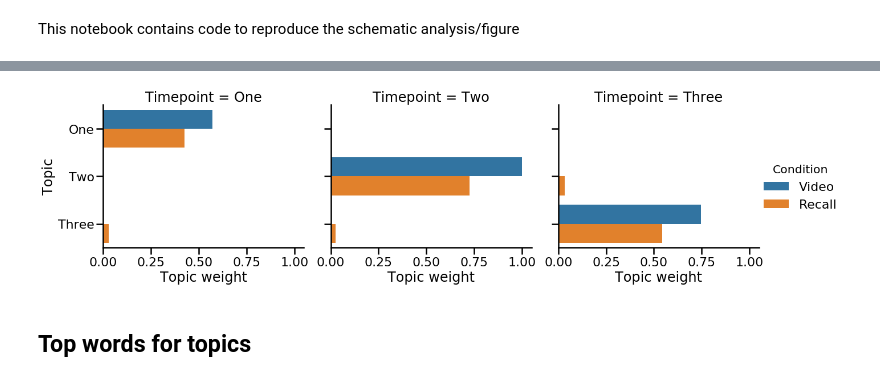
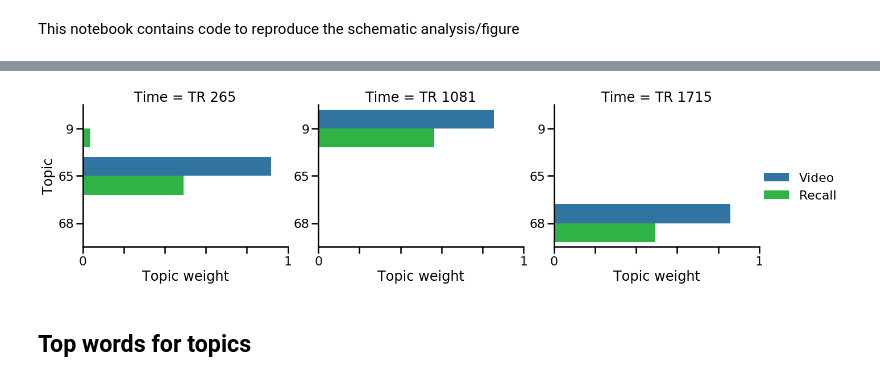
Before and after one commit to ContextLab/sherlock-topic-model-paper, a Jupyter notebook: code/notebooks/main/schematic.ipynb, the cells around one changed output, grey strips where cells are left out. Drawn from its saved outputs; the diff is of its cells as text; code cells hidden in the pictures.

```diff
--- a/code/notebooks/main/schematic.ipynb
+++ b/code/notebooks/main/schematic.ipynb
@@ -146,12 +157,16 @@ df
 # %%
 inds = [first_inds, second_inds, third_inds]
-topic_inds = [np.argmax(video_model[first_inds[0]]), np.argmax(video_model[second_inds[0]]), np.argmax(video_model[third_inds[0]])]
+topic_inds = [first_topic_ind, second_topic_ind, third_topic_ind]
+TR_tpts = [first_inds[0], second_inds[0], third_inds[0]]
+
 data = []
-for ind in inds:
+for (v_ind, r_ind) in inds:
     for tinds in topic_inds:
-        data.append([video_model[ind[0]][tinds], recall_model[ind[1]][tinds]])
+        data.append([video_model[v_ind][tinds], recall_model[r_ind][tinds]])
 data = np.array(data).ravel()
 df = pd.DataFrame(data, columns=['Topic weight'])
-df['Condition'] = ['Video', 'Recall']*9
-df['Timepoint'] = ['One']*6+['Two']*6+['Three']*6
-df['Topic'] = ['One', 'One', 'Two', 'Two', 'Three', 'Three']*3
+df['Condition'] = ['Video', 'Recall'] * 9
+df['Time'] = [f'TR {TR_tpts[0]}'] * 6 + [f'TR {TR_tpts[1]}'] * 6 + [f'TR {TR_tpts[2]}'] * 6
+df['Topic'] = ([str(topic_inds[0])] * 2 + [str(topic_inds[1])] * 2 + [str(topic_inds[2])] * 2) * 3
+# df['Topic'] = pd.Series(['65', '65', '9', '9', '68', '68'] * 3, dtype='category')
+df
@@ -158,9 +191,28 @@ df['Topic'] = ['One', 'One', 'Two', 'Two', 'Three', 'Three']*3
-# %%
-mpl.rcParams['pdf.fonttype'] = 42
-sns.catplot(x = 'Topic weight', y='Topic', hue='Condition', data=df, col='Timepoint', kind='bar', aspect=1.2)
-plt.savefig('/mnt/schematic.pdf')
-# %% [output]
-[figure, removed]
+# %%
+a = sns.catplot(x='Topic weight',
+                y='Topic',
+                data=df,
+                hue='Condition',
+                col='Time',
+                kind='bar',
+                orient='h',
+                aspect=1.2,
+                order=['9', '65', '68'],
+                hue_order=['Video', 'Recall'],
+                palette=[sns.color_palette()[0], sns.color_palette('bright')[2]],
+                sharey=False)
+
+leg = a.fig.legends[0]
+leg.set_title('')
+
+for ax in a.axes[0]:
+    ax.set_xlim(0,1)
+    labels = ['0', '', '', '', '', '1']
+    ax.set_xticklabels(labels)
+
+# plt.savefig('/mnt/paper/figs/tmp/schematic_topic_weights.pdf')
+# %% [output]
+[figure, added]
 # %% [markdown]
 ## Top words for topics
 # %%
```
Also changed, not shown: parts of 26 cells of this notebook.
